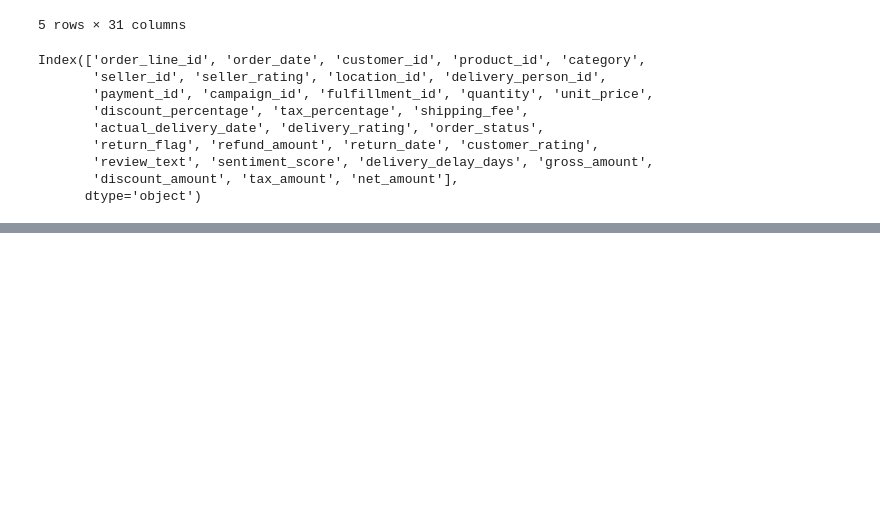
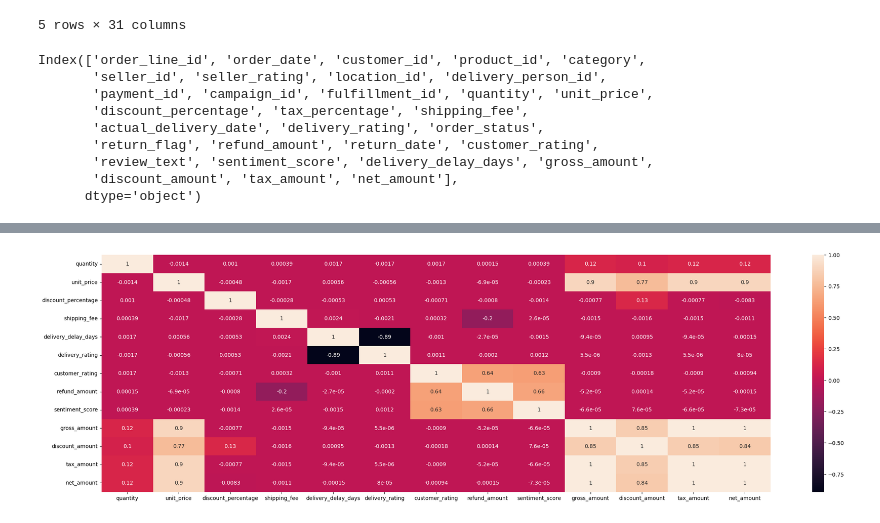
Before and after one commit to BhupathiTharun/Supply-chain-data-warehouse, a Jupyter notebook: python/orders_table_cleaning.ipynb, the cells around one changed output, grey strips where cells are left out. Drawn from its saved outputs; the diff is of its cells as text; code cells hidden in the pictures; blank space fills up the shorter version.

```diff
--- a/python/orders_table_cleaning.ipynb
+++ b/python/orders_table_cleaning.ipynb
@@ -448,0 +461,9 @@ corr
+# %%
+plt.subplots(figsize=(28,8))
+corr = df1.corr()
+sns.heatmap(corr,annot=True,
+           xticklabels = corr.columns.values,
+           yticklabels = corr.columns.values);
+plt.show()
+# %% [output]
+[figure, added]
```
Also changed, not shown: parts of 7 cells of this notebook.
